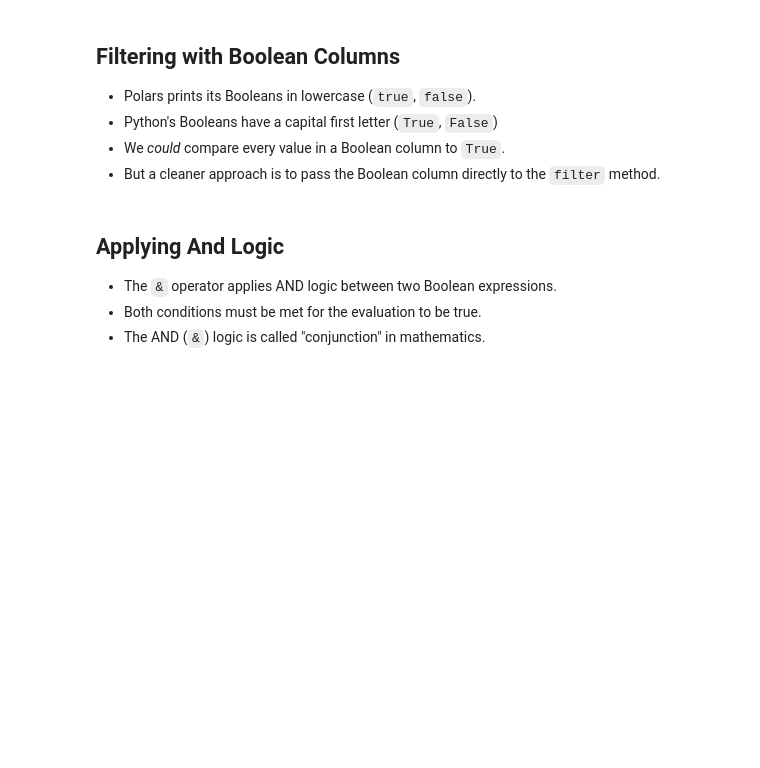
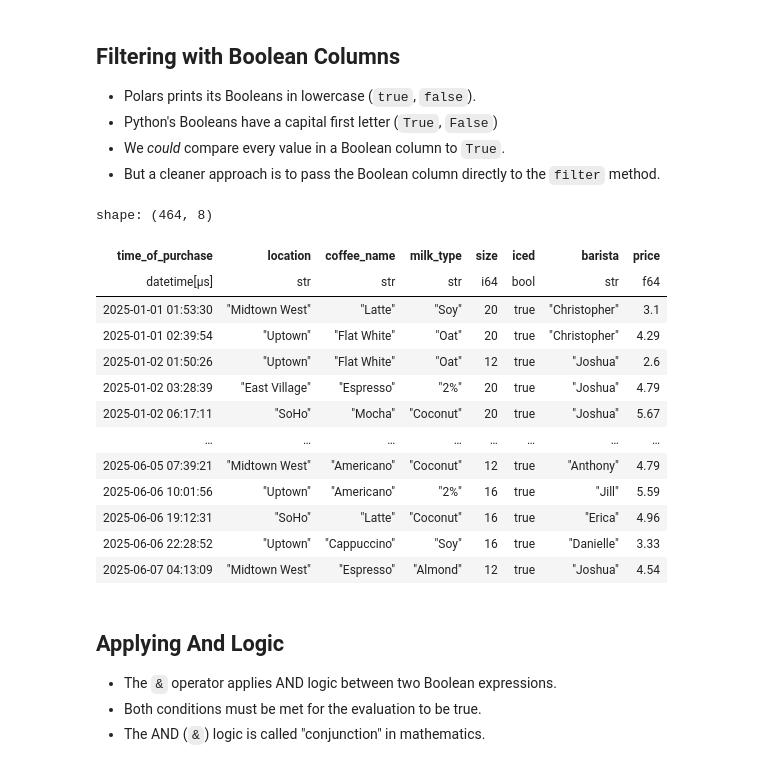
Before and after one commit to yaowenqiang/Data-Analysis-with-Polars-and-Python, a Jupyter notebook: incomplete/06 - DataFrames III - Filtering.ipynb, the cells around one changed output. Cells and saved outputs as stored; diff of their text form; code cells hidden in the pictures; blank space fills up the shorter version.

```diff
--- a/incomplete/06 - DataFrames III - Filtering.ipynb
+++ b/incomplete/06 - DataFrames III - Filtering.ipynb
@@ -355,6 +372,25 @@ shape: (994, 8)
 - Python's Booleans have a capital first letter (`True`, `False`)
 - We _could_ compare every value in a Boolean column to `True`.
 - But a cleaner approach is to pass the Boolean column directly to the `filter` method.
+# %%
+coffees.filter(pl.col("iced") == True)
+coffees.filter(pl.col("iced").eq(True))
+coffees.filter(pl.col("iced"))
+# %% [output]
+shape: (464, 8)
+| time_of_purchase | location | coffee_name | milk_type | size | iced | barista | price |
+| datetime[μs] | str | str | str | i64 | bool | str | f64 |
+| 2025-01-01 01:53:30 | "Midtown West" | "Latte" | "Soy" | 20 | true | "Christopher" | 3.1 |
+| 2025-01-01 02:39:54 | "Uptown" | "Flat White" | "Oat" | 20 | true | "Christopher" | 4.29 |
+| 2025-01-02 01:50:26 | "Uptown" | "Flat White" | "Oat" | 12 | true | "Joshua" | 2.6 |
+| 2025-01-02 03:28:39 | "East Village" | "Espresso" | "2%" | 20 | true | "Joshua" | 4.79 |
+| 2025-01-02 06:17:11 | "SoHo" | "Mocha" | "Coconut" | 20 | true | "Joshua" | 5.67 |
+| … | … | … | … | … | … | … | … |
+| 2025-06-05 07:39:21 | "Midtown West" | "Americano" | "Coconut" | 12 | true | "Anthony" | 4.79 |
+| 2025-06-06 10:01:56 | "Uptown" | "Americano" | "2%" | 16 | true | "Jill" | 5.59 |
+| 2025-06-06 19:12:31 | "SoHo" | "Latte" | "Coconut" | 16 | true | "Erica" | 4.96 |
+| 2025-06-06 22:28:52 | "Uptown" | "Cappuccino" | "Soy" | 16 | true | "Danielle" | 3.33 |
+| 2025-06-07 04:13:09 | "Midtown West" | "Espresso" | "Almond" | 12 | true | "Joshua" | 4.54 |
 # %% [markdown]
 ## Applying And Logic
 - The `&` operator applies AND logic between two Boolean expressions.
```
Also changed, not shown: parts of 10 cells of this notebook.
